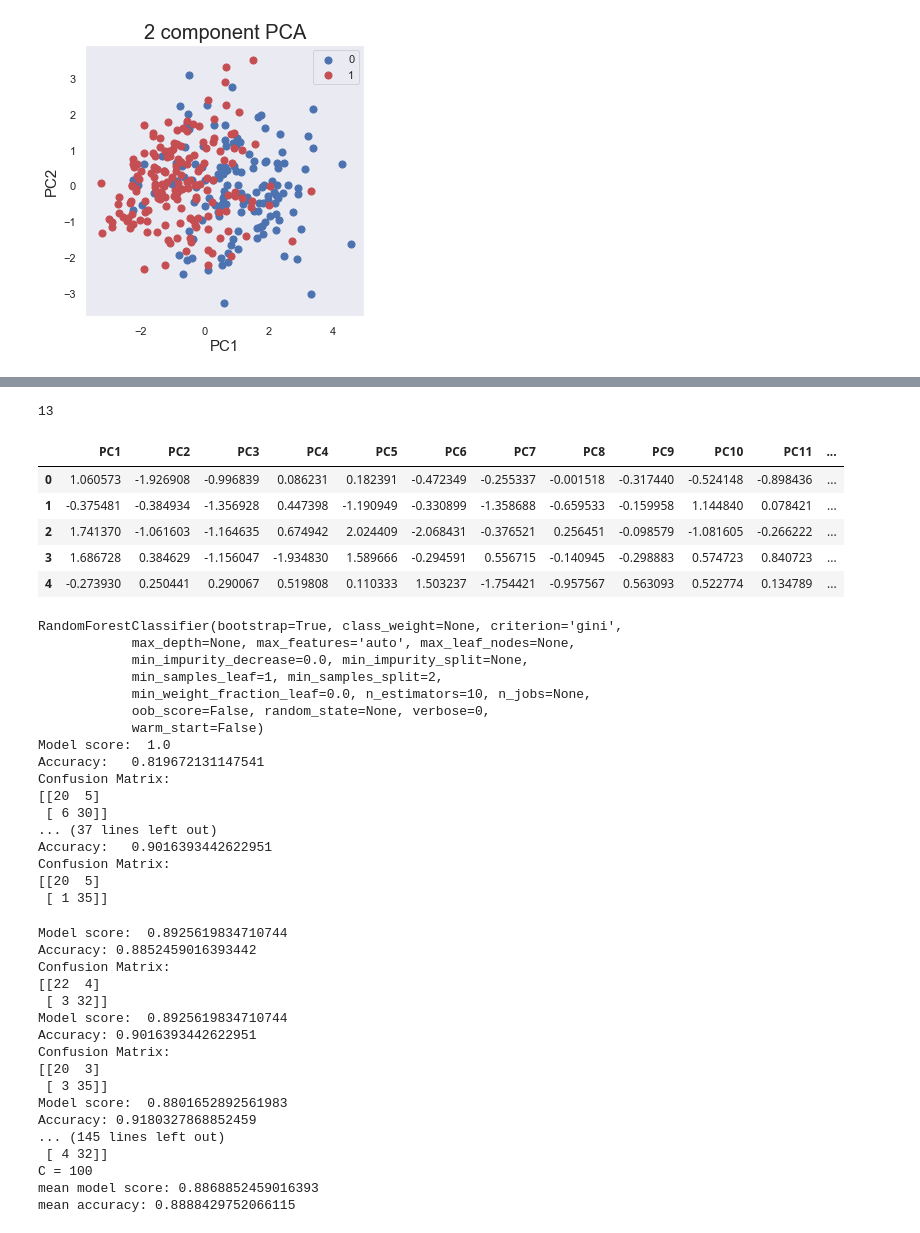
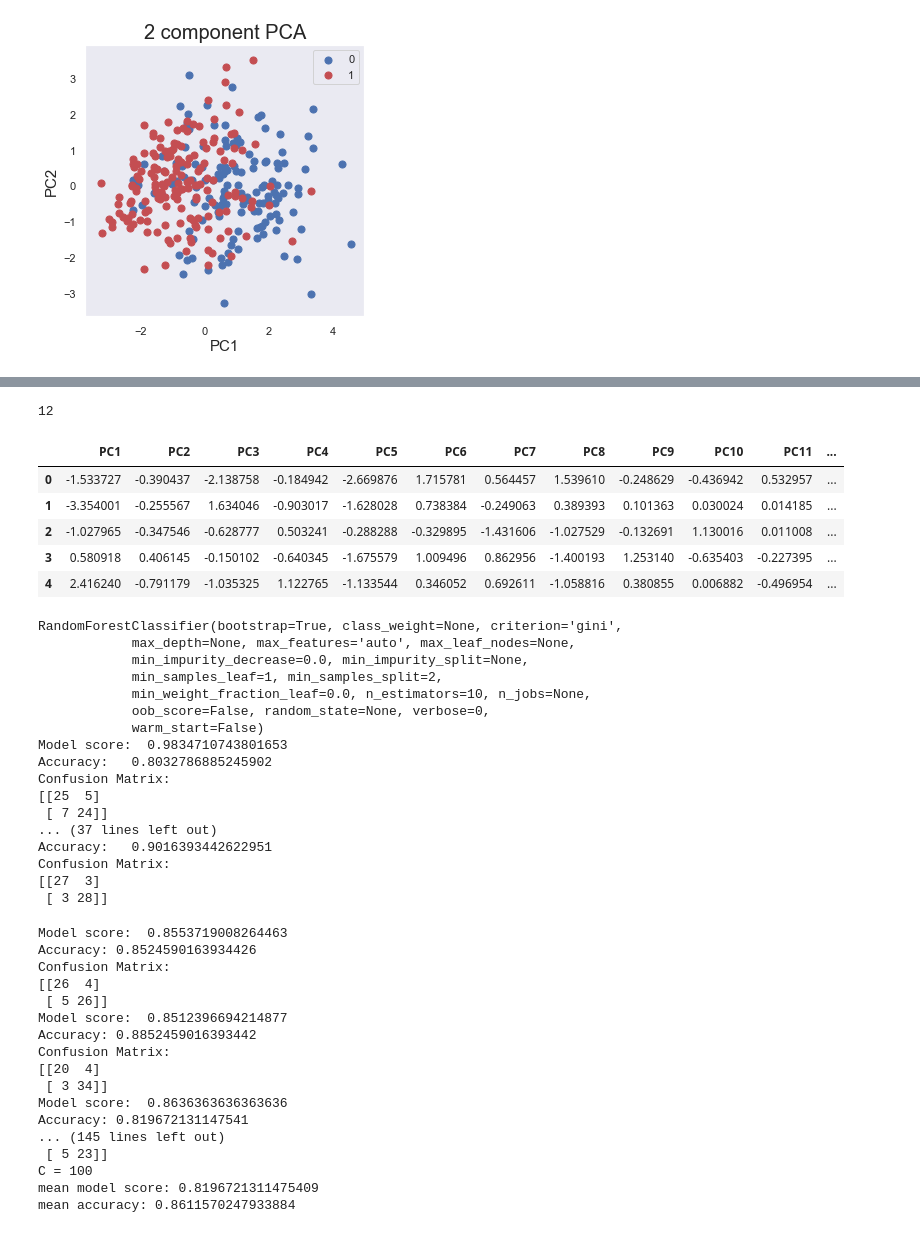
Before and after one commit to kscrow/Data_Sci_Project, a Jupyter notebook: heartprojectPCA_visualization_reduction_model_scouting.ipynb, the cells around one changed output, grey strips where cells are left out. Drawn from its saved outputs; the diff is of its cells as text; code cells hidden in the pictures.

```diff
--- a/heartprojectPCA_visualization_reduction_model_scouting.ipynb
+++ b/heartprojectPCA_visualization_reduction_model_scouting.ipynb
@@ -104,5 +100,6 @@ ax.grid()
 #so adding in sex, cp, exang, thal
 # %%
 x_d = pd.get_dummies(heartdata, columns=['sex', 'cp', 'exang', 'thal'])
+x_d = x_d.drop('target', axis = 1)
 x_d.head()
 # %% [output]
@@ -226,7 +231,7 @@ new_x = pca.fit_transform(x_d)
 # %%
 pca.n_components_
 # %% [output]
-13
+12
 # %%
 #Based on 2 component visualization - there is obviously 2 clusters but with significant overlap
 #the 2 component and 3 component analysis preserved less than 50%
@@ -235,18 +240,18 @@ pca.n_components_
 #I will likely optimize models with dataset from Data transformation and scouting NB
 #... I gut is that PCA data reduction isn't real helpful in this case... we shall see....
 # %%
-pc13df = pd.DataFrame(data = new_x, columns = ['PC1', 'PC2', 'PC3', 'PC4', 'PC5', 'PC6','PC7', 'PC8', 'PC9','PC10', 'PC11', 'PC12', 'PC13'])
-pc13df.head()
+pc12df = pd.DataFrame(data = new_x, columns = ['PC1', 'PC2', 'PC3', 'PC4', 'PC5', 'PC6','PC7', 'PC8', 'PC9','PC10', 'PC11', 'PC12'])
+pc12df.head()
 # %% [output]
 |  | PC1 | PC2 | PC3 | PC4 | PC5 | PC6 | PC7 | PC8 | PC9 | PC10 | PC11 | ... |
-| 0 | 1.060573 | -1.926908 | -0.996839 | 0.086231 | 0.182391 | -0.472349 | -0.255337 | -0.001518 | -0.317440 | -0.524148 | -0.898436 | ... |
-| 1 | -0.375481 | -0.384934 | -1.356928 | 0.447398 | -1.190949 | -0.330899 | -1.358688 | -0.659533 | -0.159958 | 1.144840 | 0.078421 | ... |
-| 2 | 1.741370 | -1.061603 | -1.164635 | 0.674942 | 2.024409 | -2.068431 | -0.376521 | 0.256451 | -0.098579 | -1.081605 | -0.266222 | ... |
-| 3 | 1.686728 | 0.384629 | -1.156047 | -1.934830 | 1.589666 | -0.294591 | 0.556715 | -0.140945 | -0.298883 | 0.574723 | 0.840723 | ... |
-| 4 | -0.273930 | 0.250441 | 0.290067 | 0.519808 | 0.110333 | 1.503237 | -1.754421 | -0.957567 | 0.563093 | 0.522774 | 0.134789 | ... |
+| 0 | -1.533727 | -0.390437 | -2.138758 | -0.184942 | -2.669876 | 1.715781 | 0.564457 | 1.539610 | -0.248629 | -0.436942 | 0.532957 | ... |
+| 1 | -3.354001 | -0.255567 | 1.634046 | -0.903017 | -1.628028 | 0.738384 | -0.249063 | 0.389393 | 0.101363 | 0.030024 | 0.014185 | ... |
+| 2 | -1.027965 | -0.347546 | -0.628777 | 0.503241 | -0.288288 | -0.329895 | -1.431606 | -1.027529 | -0.132691 | 1.130016 | 0.011008 | ... |
+| 3 | 0.580918 | 0.406145 | -0.150102 | -0.640345 | -1.675579 | 1.009496 | 0.862956 | -1.400193 | 1.253140 | -0.635403 | -0.227395 | ... |
+| 4 | 2.416240 | -0.791179 | -1.035325 | 1.122765 | -1.133544 | 0.346052 | 0.692611 | -1.058816 | 0.380855 | 0.006882 | -0.496954 | ... |
 # %%
 # 13 components - model scouting
-Xtrain, Xtest, ytrain, ytest = train_test_split(pc13df, y, test_size=0.2)
+Xtrain, Xtest, ytrain, ytest = train_test_split(pc12df, y, test_size=0.2)
 for i in classifiers:
     i.fit(Xtrain, ytrain)
     ypred= i.predict(Xtest)
@@ -265,16 +270,16 @@ RandomForestClassifier(bootstrap=True, class_weight=None, criterion='gini',
             min_weight_fraction_leaf=0.0, n_estimators=10, n_jobs=None,
             oob_score=False, random_state=None, verbose=0,
             warm_start=False)
-Model score:  1.0
-Accuracy:   0.819672131147541
+Model score:  0.9834710743801653
+Accuracy:   0.8032786885245902
 Confusion Matrix:
-[[20  5]
- [ 6 30]]
+[[25  5]
+ [ 7 24]]
 ... (37 lines left out)
 Accuracy:   0.9016393442622951
 Confusion Matrix:
-[[20  5]
- [ 1 35]]
+[[27  3]
+ [ 3 28]]
 # %%
 #Well - this worked pretty well!!!! Even overfit RF and DT have better scores
 #will work on optimize a select group for low false negatives
@@ -286,7 +291,7 @@ for i in varyc:
     meanmodelscore = []
     meanlogreg = []
     for j in range(1,11):
-        Xtrain, Xtest, ytrain, ytest = train_test_split(pc13df, y, test_size=0.2)
+        Xtrain, Xtest, ytrain, ytest = train_test_split(pc12df, y, test_size=0.2)
         logreg = LogisticRegression(C=i, solver='liblinear')
         logreg.fit(Xtrain, ytrain)
         ypred=logreg.predict(Xtest)
@@ -304,23 +309,23 @@ for i in varyc:
     print("mean accuracy:", np.array(meanmodelscore).mean())
     print()
 # %% [output]
-Model score:  0.8925619834710744
+Model score:  0.8553719008264463
+Accuracy: 0.8524590163934426
+Confusion Matrix:
+[[26  4]
+ [ 5 26]]
+Model score:  0.8512396694214877
 Accuracy: 0.8852459016393442
 Confusion Matrix:
-[[22  4]
- [ 3 32]]
-Model score:  0.8925619834710744
-Accuracy: 0.9016393442622951
-Confusion Matrix:
-[[20  3]
- [ 3 35]]
-Model score:  0.8801652892561983
-Accuracy: 0.9180327868852459
+[[20  4]
+ [ 3 34]]
+Model score:  0.8636363636363636
+Accuracy: 0.819672131147541
 ... (145 lines left out)
- [ 4 32]]
+ [ 5 23]]
 C = 100
-mean model score: 0.8868852459016393
-mean accuracy: 0.8888429752066115
+mean model score: 0.8196721311475409
+mean accuracy: 0.8611570247933884
 # %%
 #Well - this worked pretty well!!!! Principal Conponents modeled with logistic Regression!!!!
 #except false negatives higher than I'd like - thinking about trying this as my model but changing
```
Also changed, not shown: parts of 18 cells of this notebook.
